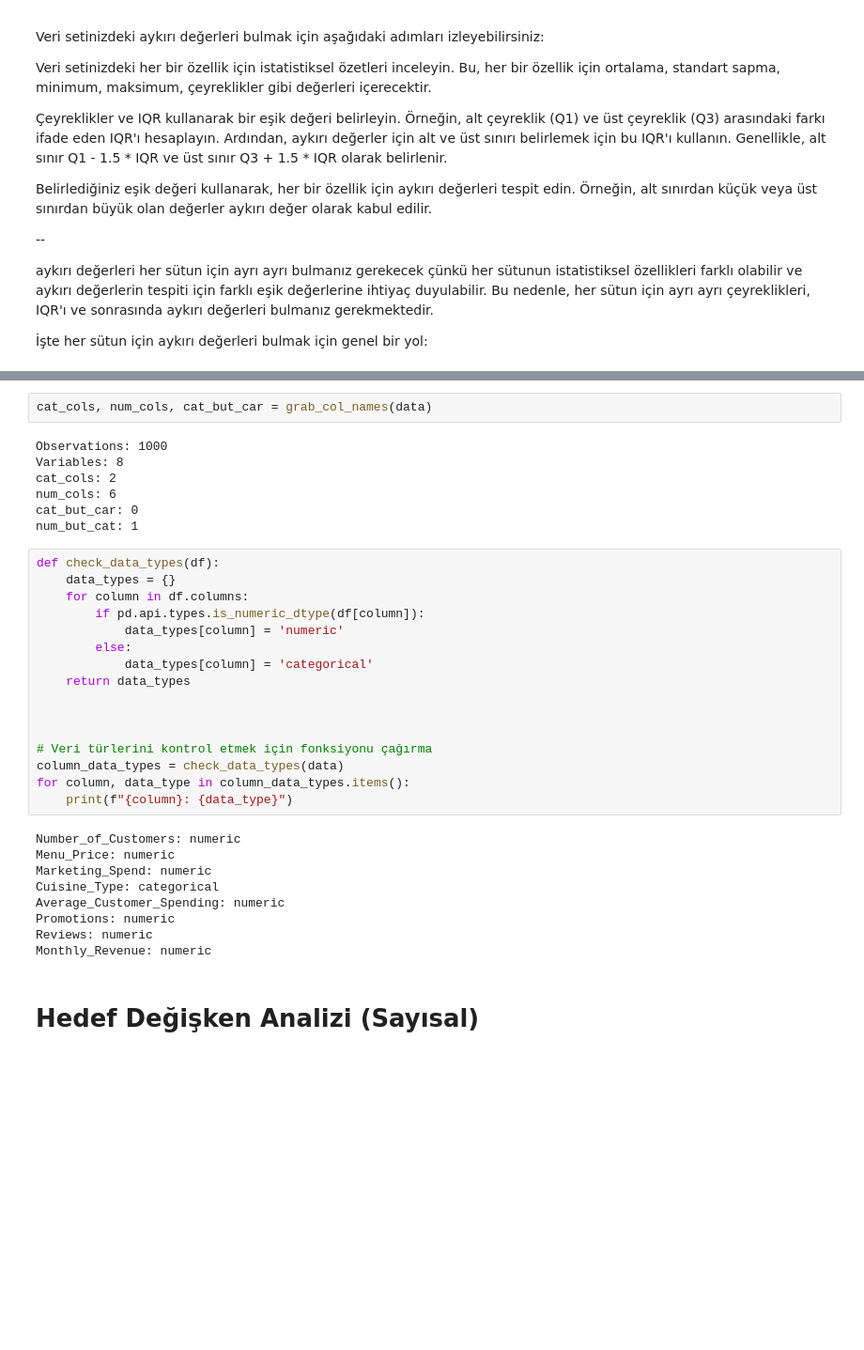
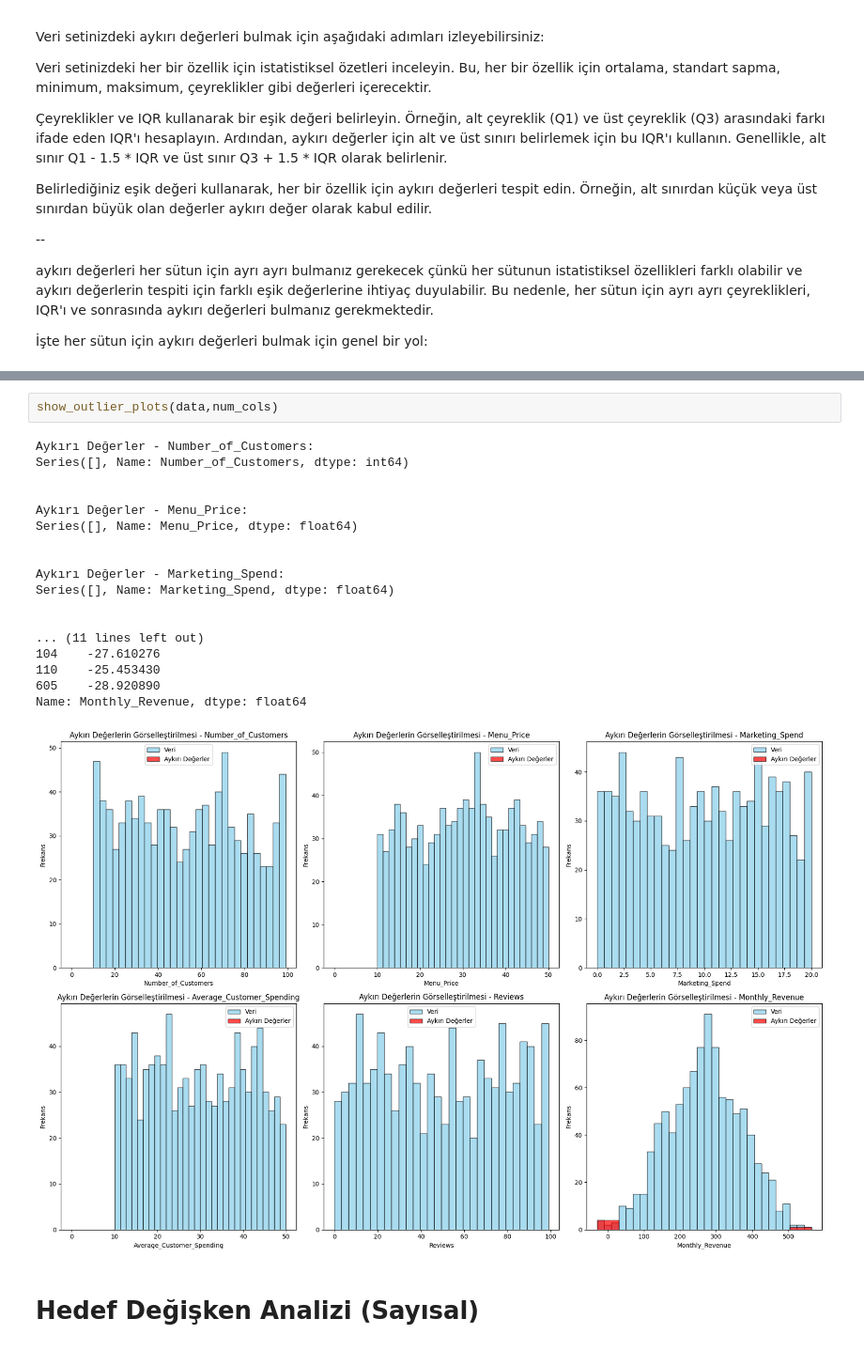
Before and after one commit to ecetkr/patika-ekip7, a Jupyter notebook: deneme.ipynb, the cells around one changed output, grey strips where cells are left out. Shown at 94% size. Saved outputs shown, nothing was run; the diff lists cells and outputs as text; blank space fills up the shorter version.

```diff
--- a/deneme.ipynb
+++ b/deneme.ipynb
@@ -271,36 +338,23 @@ def grab_col_names(dataframe, cat_th=10, car_th=20):
-# %%
-cat_cols, num_cols, cat_but_car = grab_col_names(data)
-# %% [output]
-Observations: 1000
-Variables: 8
-cat_cols: 2
-num_cols: 6
-cat_but_car: 0
-num_but_cat: 1
-# %%
-def check_data_types(df):
-    data_types = {}
-    for column in df.columns:
-        if pd.api.types.is_numeric_dtype(df[column]):
-            data_types[column] = 'numeric'
-        else:
-            data_types[column] = 'categorical'
-    return data_types
-
-
-
-# Veri türlerini kontrol etmek için fonksiyonu çağırma
-column_data_types = check_data_types(data)
-for column, data_type in column_data_types.items():
-    print(f"{column}: {data_type}")
-# %% [output]
-Number_of_Customers: numeric
-Menu_Price: numeric
-Marketing_Spend: numeric
-Cuisine_Type: categorical
-Average_Customer_Spending: numeric
-Promotions: numeric
-Reviews: numeric
-Monthly_Revenue: numeric
+# %%
+show_outlier_plots(data,num_cols)
+# %% [output]
+Aykırı Değerler - Number_of_Customers:
+Series([], Name: Number_of_Customers, dtype: int64)
+
+
+Aykırı Değerler - Menu_Price:
+Series([], Name: Menu_Price, dtype: float64)
+
+
+Aykırı Değerler - Marketing_Spend:
+Series([], Name: Marketing_Spend, dtype: float64)
+
+
+... (11 lines left out)
+104    -27.610276
+110    -25.453430
+605    -28.920890
+Name: Monthly_Revenue, dtype: float64
+[figure, added]
 # %% [markdown]
 # Hedef Değişken Analizi (Sayısal)
```
Also changed, not shown: parts of 39 cells of this notebook.
